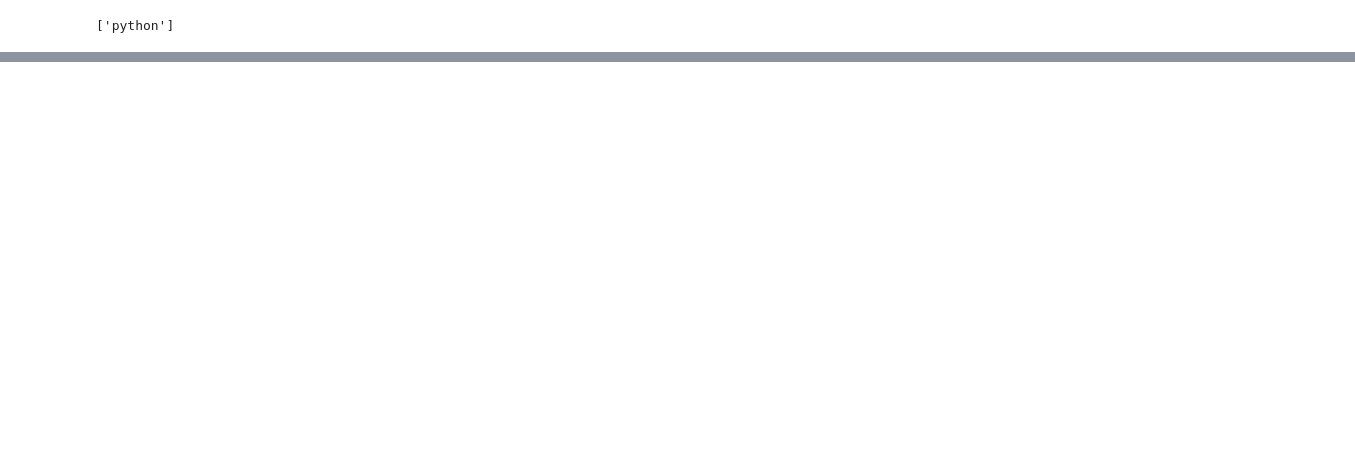
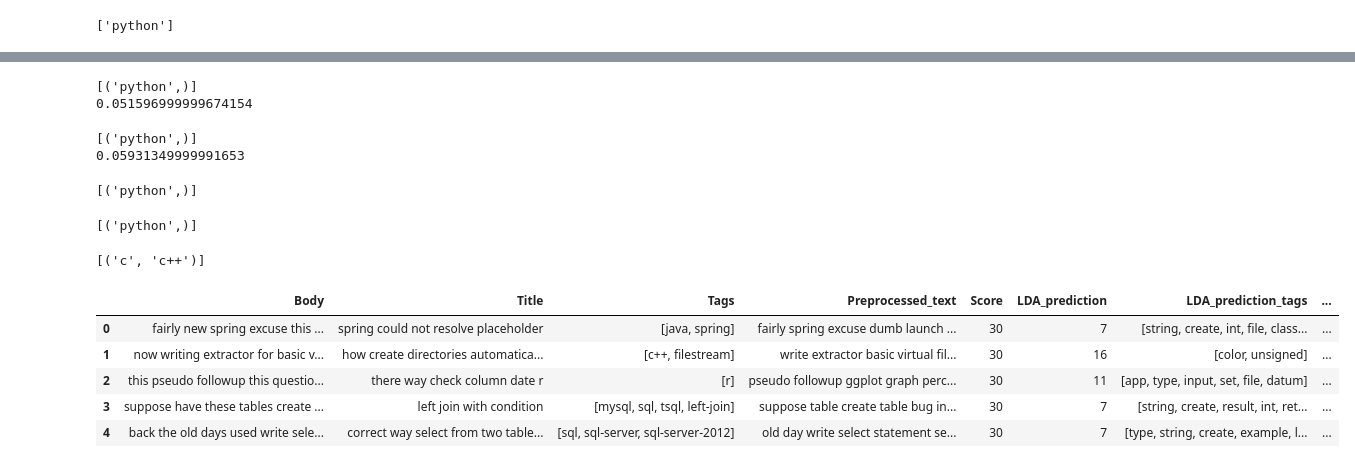
Before and after one commit to CelineMendola/suggestion-tags-stackoverflow, a Jupyter notebook: P5_02_notebooktest.ipynb, the cells around one changed output, grey strips where cells are left out. Cells and saved outputs as stored; diff of their text form; code cells hidden in the pictures; blank space fills up the shorter version.

```diff
--- a/P5_02_notebooktest.ipynb
+++ b/P5_02_notebooktest.ipynb
@@ -468,0 +678,8 @@ d_test['NMF_prediction'] = d_test['Preprocessed_text'].apply(tags_nmf)
+# %%
+# Apply PCA before SVC model
+from sklearn import decomposition
+
+pca = decomposition.PCA(n_components=500)
+pca.fit(vectorised_train_documents)
+vectorised_train_documents = pca.transform(vectorised_train_documents)
+vectorised_test_documents = pca.transform(vectorised_test_documents)
@@ -469 +703,57 @@ d_test['NMF_prediction'] = d_test['Preprocessed_text'].apply(tags_nmf)
+# %%
+vect = vectorizer.transform([text1]).toarray()
+vect = pca.transform(vect)
+
+start_time = timeit.default_timer()
+
+a = mlb.inverse_transform(svmClassifier2.predict(vect))
+
+elapsed = timeit.default_timer() - start_time
+print(a)
+print(elapsed)
+# %% [output]
+[('python',)]
+0.051596999999674154
+# %%
+vect = vectorizer.transform([text1]).toarray()
+
+start_time = timeit.default_timer()
+
+a = mlb.inverse_transform(svmClassifier.predict(vect))
+
+elapsed = timeit.default_timer() - start_time
+print(a)
+print(elapsed)
+# %% [output]
+[('python',)]
+0.05931349999991653
+# %%
+def predict_multi_labels2(text):
+    '''prediction with svm model, applying PCA to text'''
+    vect = vectorizer.transform([text]).toarray()
+    pca.transform(vect)
+    return mlb.inverse_transform(svmClassifier.predict(vect))
+# %%
+predict_multi_labels2(text1)
+# %% [output]
+[('python',)]
+# %%
+predict_multi_labels2(text2)
+# %% [output]
+[('python',)]
+# %%
+predict_multi_labels2(text3)
+# %% [output]
+[('c', 'c++')]
+# %%
+d_test['Multi_label_classfication'] = d_test['Preprocessed_text'].apply(predict_multi_labels2)
+# %%
+d_test.head()
+# %% [output]
+|  | Body | Title | Tags | Preprocessed_text | Score | LDA_prediction | LDA_prediction_tags | ... |
+| 0 | fairly new spring excuse this ... | spring could not resolve placeholder | [java, spring] | fairly spring excuse dumb launch ... | 30 | 7 | [string, create, int, file, class... | ... |
+| 1 | now writing extractor for basic v... | how create directories automatica... | [c++, filestream] | write extractor basic virtual fil... | 30 | 16 | [color, unsigned] | ... |
+| 2 | this pseudo followup this questio... | there way check column date r | [r] | pseudo followup ggplot graph perc... | 30 | 11 | [app, type, input, set, file, datum] | ... |
+| 3 | suppose have these tables create ... | left join with condition | [mysql, sql, tsql, left-join] | suppose table create table bug in... | 30 | 7 | [string, create, result, int, ret... | ... |
+| 4 | back the old days used write sele... | correct way select from two table... | [sql, sql-server, sql-server-2012] | old day write select statement se... | 30 | 7 | [type, string, create, example, l... | ... |
 # %%
```
Also changed, not shown: parts of 81 cells of this notebook, 4 other files.
